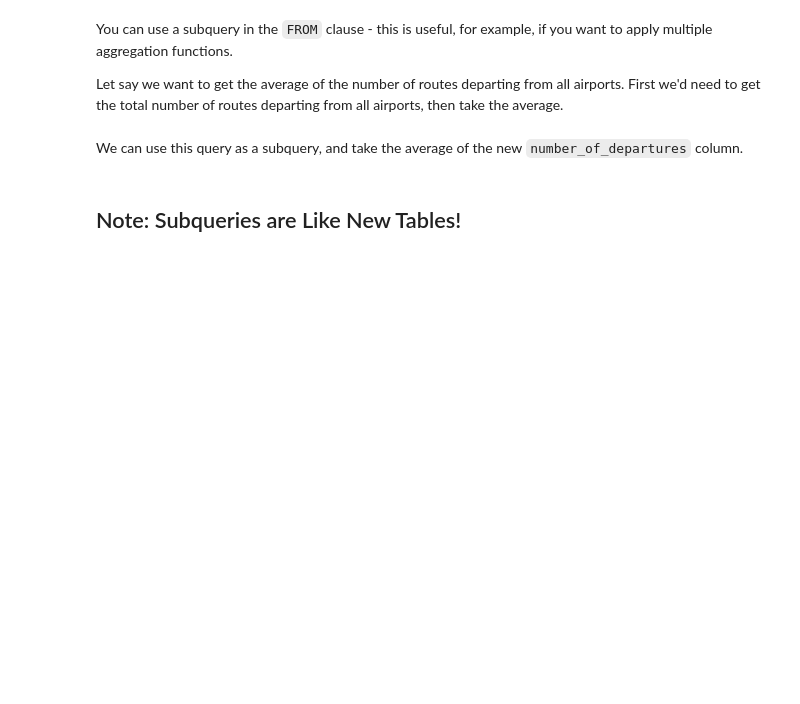
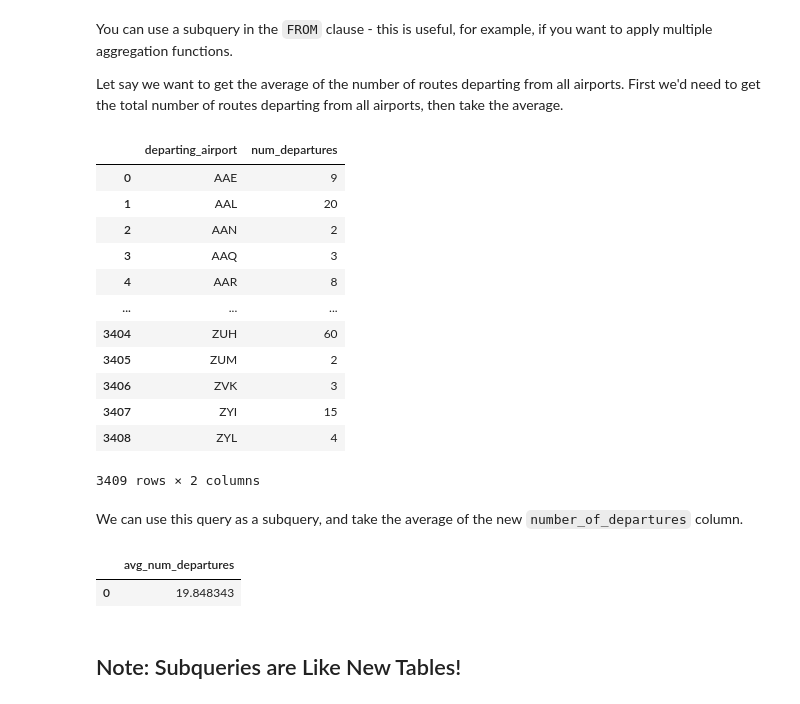
Before and after one commit to rbdaly16/NATL-DS-Live-062623, a Jupyter notebook: Phase2/Lectures/03_SQL_Subqueries.ipynb, the cells around one changed output. Saved outputs shown, nothing was run; the diff lists cells and outputs as text; code cells hidden in the pictures; blank space fills up the shorter version.

```diff
--- a/Phase2/Lectures/03_SQL_Subqueries.ipynb
+++ b/Phase2/Lectures/03_SQL_Subqueries.ipynb
@@ -30,2 +30,24 @@ None
+# %%
+pd.read_sql('''
+
+SELECT source AS departing_airport, COUNT() AS num_departures
+FROM routes
+GROUP BY source
+
+''', conn)
+# %% [output]
+|  | departing_airport | num_departures |
+| 0 | AAE | 9 |
+| 1 | AAL | 20 |
+| 2 | AAN | 2 |
+| 3 | AAQ | 3 |
+| 4 | AAR | 8 |
+| ... | ... | ... |
+| 3404 | ZUH | 60 |
+| 3405 | ZUM | 2 |
+| 3406 | ZVK | 3 |
+| 3407 | ZYI | 15 |
+| 3408 | ZYL | 4 |
+3409 rows × 2 columns
 # %% [markdown]
 We can use this query as a subquery, and take the average of the new `number_of_departures` column.
@@ -38,3 +54,15 @@ None
+# %%
+pd.read_sql('''
+
+SELECT AVG(num_departures) AS avg_num_departures
+FROM (SELECT source AS departing_airport, COUNT() AS num_departures
+        FROM routes
+        GROUP BY source)
+
+''', conn)
+# %% [output]
+|  | avg_num_departures |
+| 0 | 19.848343 |
 # %% [markdown]
 ## Note: Subqueries are Like New Tables!
 # %% [markdown]
```
Also changed, not shown: parts of 15 cells of this notebook, 3 other files.
